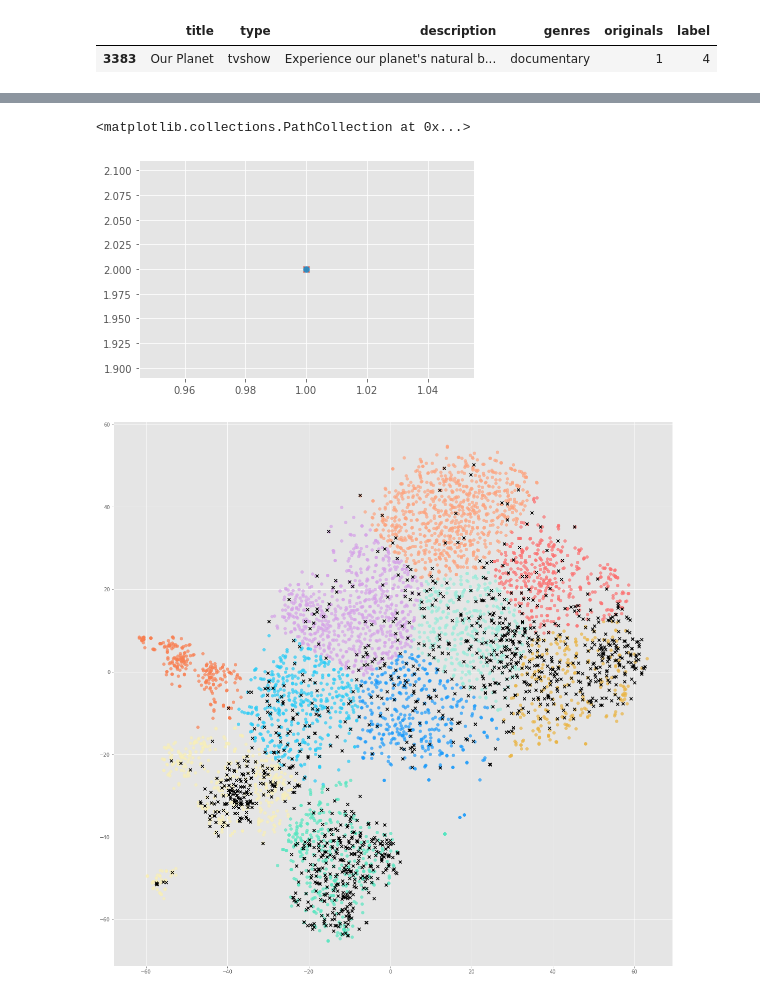
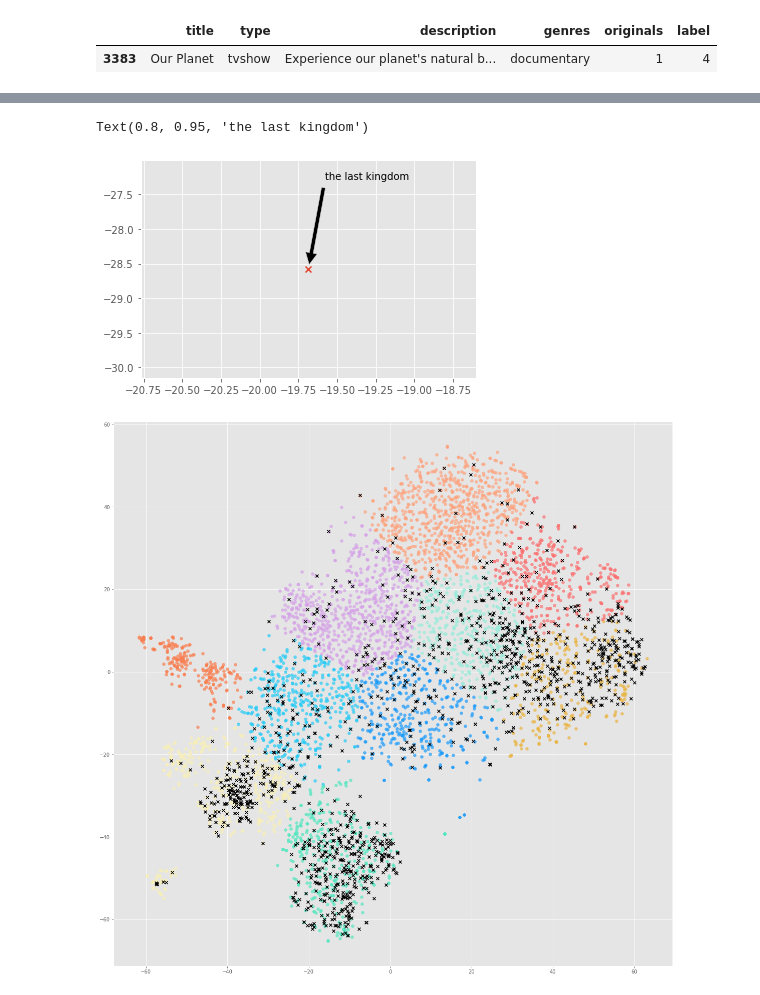
Before and after one commit to hsi-cy/dissertation, a Jupyter notebook: spacy.ipynb, the cells around one changed output, grey strips where cells are left out. Cells and saved outputs as stored; diff of their text form; code cells hidden in the pictures.

```diff
--- a/spacy.ipynb
+++ b/spacy.ipynb
@@ -493,12 +493,16 @@ search(netflixDf, '13 reasons why')
 # %%
 # get index of netflix originals
 org_ix = netflixDf.loc[netflixDf['originals']==1].index.tolist()
-# %%
-plt.scatter(1,2, marker='x')
-plt.scatter(1,2)
-# %% [output]
-<matplotlib.collections.PathCollection at 0x...>
-[figure, removed]
+# %%
+plt.scatter(x[4721],y[4721], marker='x')
+plt.annotate('the last kingdom',
+            xy=(x[4721],y[4721]), xycoords='data',
+            xytext=(0.8, 0.95), textcoords='axes fraction',
+            arrowprops=dict(facecolor='black', shrink=0.05),
+            horizontalalignment='right', verticalalignment='top')
+# %% [output]
+Text(0.8, 0.95, 'the last kingdom')
+[figure, added]
 # %%
 # k = 10
 colors = ['#FEA47F','#25CCF7','#EAB543','#55E6C1','#F97F51','#1B9CFC','#F8EFBA','#9AECDB','#D6A2E8','#FD7272']
```
Also changed, not shown: parts of 3 cells of this notebook, 3 other files.
